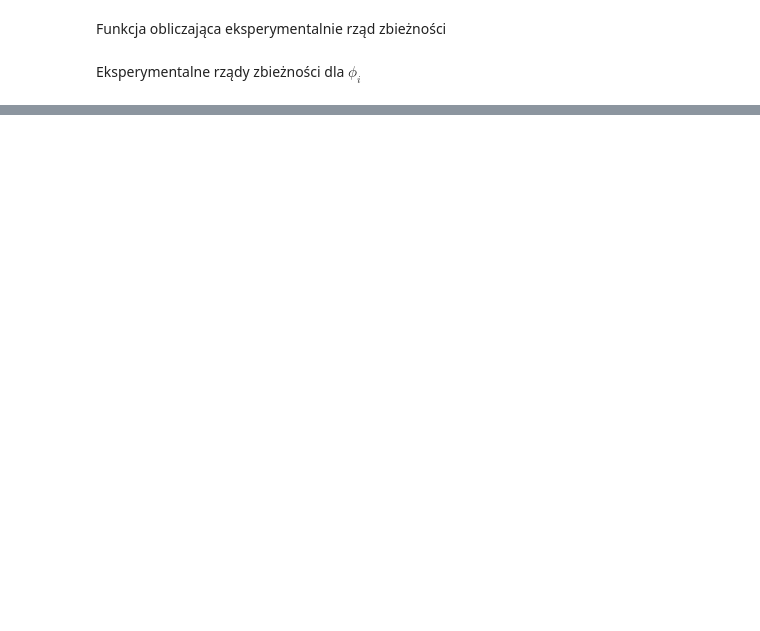
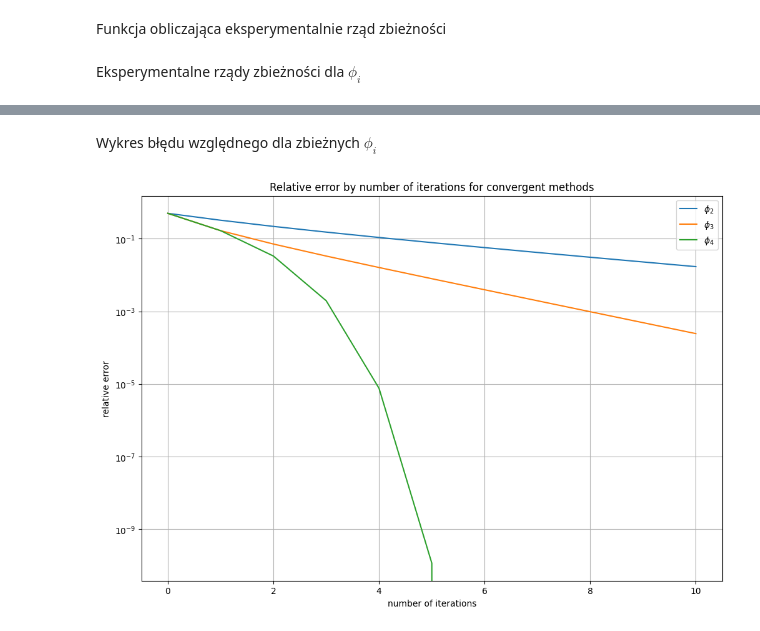
Before and after one commit to Mosder/agh, a Jupyter notebook: sem4/mownit/lab08/zad2.ipynb, the cells around one changed output, grey strips where cells are left out. Cells and saved outputs as stored; diff of their text form; code cells hidden in the pictures; blank space fills up the shorter version.

```diff
--- a/sem4/mownit/lab08/zad2.ipynb
+++ b/sem4/mownit/lab08/zad2.ipynb
@@ -257,0 +152,12 @@ found root: 2.300000
+# %% [markdown]
+Wykres błędu względnego dla zbieżnych $\phi_i$
+# %%
+# plot errors for all methods
+plot_rel_err_by_iter(
+    np.arange(0, 11, 1),
+    [err_phi2, err_phi3, err_phi4],
+    [rf"$\phi_{i}$" for i in range(2, 5)],
+    "Relative error by number of iterations for convergent methods"
+)
+# %% [output]
+[figure, added]
```
Also changed, not shown: parts of 39 cells of this notebook.
